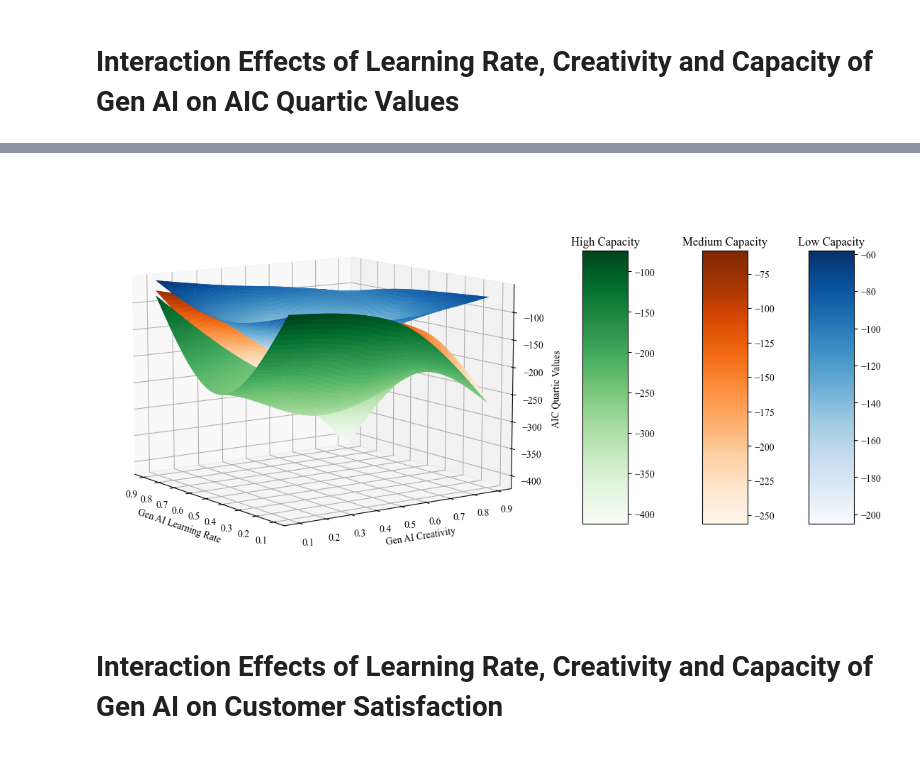
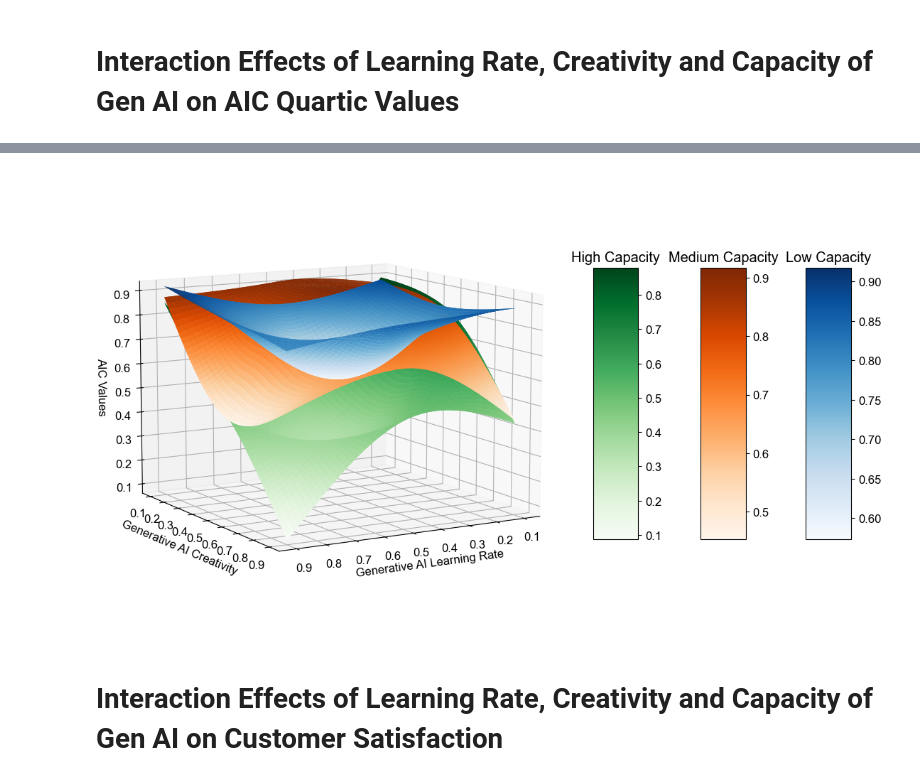
Before and after one commit to SecJiahui/GenAI_Customer, a Jupyter notebook: GenAI_Customer/combined_simulation_robustness_test_aic_comparison_(full set).ipynb, the cells around one changed output, grey strips where cells are left out. Saved outputs shown, nothing was run; the diff lists cells and outputs as text; code cells hidden in the pictures.

Commit message:
adjusted parameters

```diff
--- a/GenAI_Customer/combined_simulation_robustness_test_aic_comparison_(full set).ipynb
+++ b/GenAI_Customer/combined_simulation_robustness_test_aic_comparison_(full set).ipynb
@@ -50,2 +39,0 @@ df2.head()
-# %%
-df = pd.concat([df, df2], ignore_index=True)
@@ -197,7 +178,7 @@ grouped_df.head(15)
 # rows_to_duplicate = grouped_df[grouped_df['percentage_willing_to_share_info'] == 0]
 rows_to_duplicate = df_select[df_select['percentage_willing_to_share_info'] == 0]
 
-duplicated_rows = pd.concat([rows_to_duplicate] * 100, ignore_index=True)
+duplicated_rows = pd.concat([rows_to_duplicate], ignore_index=True)
 
 df_extended = pd.concat([df_select, duplicated_rows], ignore_index=True)
 # %% [markdown]
@@ -268,8 +249,8 @@ data_normalized_df['Capacity High'] = (data_normalized_df['capacity_gen_ai'] > m
 # %%
 # rename columns
 data = data_normalized_df.rename(columns={
-    'Average Satisfaction': 'avg_satisfaction',
-    'Average Seller Rating': 'avg_rating',
+    'Average Satisfaction': 'avg_buyer_fitness',
+    'Average Seller Rating': 'avg_seller_fitness',
     'percentage_willing_to_share_info': 'implement_gen_ai',
     'num_customers': 'n_customer',
     'num_retailers': 'n_seller',
@@ -424,10 +444,10 @@ Notes:
 # %%
-# Create the independent variables matrix (X) and dependent variable (y)
-# X = data[['gen_ai_learning_rate', 'gen_ai_creativity','gen_ai_capacity', 'implement_gen_ai', 'n_customer', 'n_seller', 'n_product']]
-X = data[['learning_rate_gen_ai', 'creativity_gen_ai','capacity_gen_ai', 'n_customer', 'n_seller', 'n_product']]
+# Selecting the independent variables/features for the model
+# X = data[['learning_rate_gen_ai', 'creativity_gen_ai','capacity_gen_ai','n_customer', 'n_seller', 'n_product']]
+X = data[['learning_rate_gen_ai', 'creativity_gen_ai','capacity_gen_ai']]
 
 X = sm.add_constant(X)
-y = data['avg_rating']
+y = data['avg_seller_fitness']
 
 # Fit the linear regression model
 model = sm.OLS(y, X).fit()
@@ -518,9 +506,12 @@ import matplotlib.pyplot as plt
 import numpy as np
 from scipy.interpolate import griddata
 import matplotlib.lines as mlines
-
-mpl.rcParams['font.size'] = 10
-mpl.rcParams['font.family'] = 'Times New Roman'  # Ensuring font is Times New Roman
+mpl.rcParams['font.size'] = 12
+mpl.rcParams['font.family'] = 'Arial'  # Ensuring font is Times New Roman
+mpl.rcParams['axes.labelsize'] = 12  # x and y labels size
+mpl.rcParams['legend.fontsize'] = 12  # Legend size
+mpl.rcParams['xtick.labelsize'] = 12  # x tick label size
+mpl.rcParams['ytick.labelsize'] = 12  # y tick label size
 
 
 fig = plt.figure(figsize=(12, 8))
@@ -536,47 +527,56 @@ for i, rate in enumerate(['Capacity Low', 'Capacity Medium', 'Capacity High']):
     # Extracting data for the axes
     x = subset['learning_rate_gen_ai']
     y = subset['creativity_gen_ai']
-    z = subset['aic_quartic_min_org']
+    z = subset['aic_quartic_min']
 
     # Creating a grid to interpolate
     xi = np.linspace(0.1, x.max(), 100)
     yi = np.linspace(0.1, y.max(), 100)
     xi, yi = np.meshgrid(xi, yi)
     zi = griddata((x, y), z, (xi, yi), method='cubic')
 
     # Plotting the surface for each subset
     surf = ax.plot_surface(xi, yi, zi, cmap=cmaps[i], edgecolor='none')
 
     # Plotting the surface for each subset
     surf = ax.plot_surface(xi, yi, zi, cmap=cmaps[i], edgecolor='none')
 
     # Adding a color bar for each surface and setting a title for it
-    cbar = fig.colorbar(surf, ax=ax, shrink=0.5, aspect=6, pad=0.05*i)
+    cbar = fig.colorbar(surf, ax=ax, shrink=0.5, aspect=6, pad=0.03*i)
     cbar.ax.set_title(rate.split()[1]+ " Capacity")  # Set title for each color bar
 
-ax.view_init(elev=10, azim=-35)
+ax.view_init(elev=10, azim=-120)
 
 
 # Setting labels for each axis
-ax.set_xlabel('Gen AI Learning Rate')
-ax.set_ylabel('Gen AI Creativity')
-ax.set_zlabel('AIC Quartic Values')
+ax.set_xlabel('Generative AI Learning Rate')
+ax.set_ylabel('Generative AI Creativity')
+ax.set_zlabel('AIC Values')
 
 # Inverting X axes
 ax.set_xlim(ax.get_xlim()[::-1])
-#ax.set_ylim(ax.get_ylim()[::-1])
+ax.set_ylim(ax.get_ylim()[::-1])
+
+#ticks = np.arange(0.1, 1.0, 0.1)
+#tick_labels = [f"{tick:.1f}" if i % 2 == 0 else '' for i, tick in enumerate(ticks)]
+
+#ax.set_xticks(ticks)
+#ax.set_xticklabels(tick_labels)
+
+#ax.set_yticks(ticks)
+#ax.set_yticklabels(tick_labels)
 
 plt.tight_layout()
 
-plot_title = "Interaction Effects of Learning Rate, Creativity and Capacity of Gen AI on AIC Quartic Values.png"
+plot_title = "Interaction Effects of Learning Rate, Creativity and Capacity of Generative AI on AIC Values.png"
 
 # Constructing the full path
 plot_filename = os.path.join(plot_dir, plot_title)
 
 # Now you can save the plot to the constructed path
-plt.savefig(plot_filename, bbox_inches='tight')
+plt.savefig(plot_filename, bbox_inches='tight', dpi=300)
 # %% [output]
-[figure, old version]
+[figure, new version]
 # %% [markdown]
 # Interaction Effects of Learning Rate, Creativity and Capacity of Gen AI on Customer Satisfaction
 # %%
```
Also changed, not shown: parts of 40 cells of this notebook, 20 other files.
